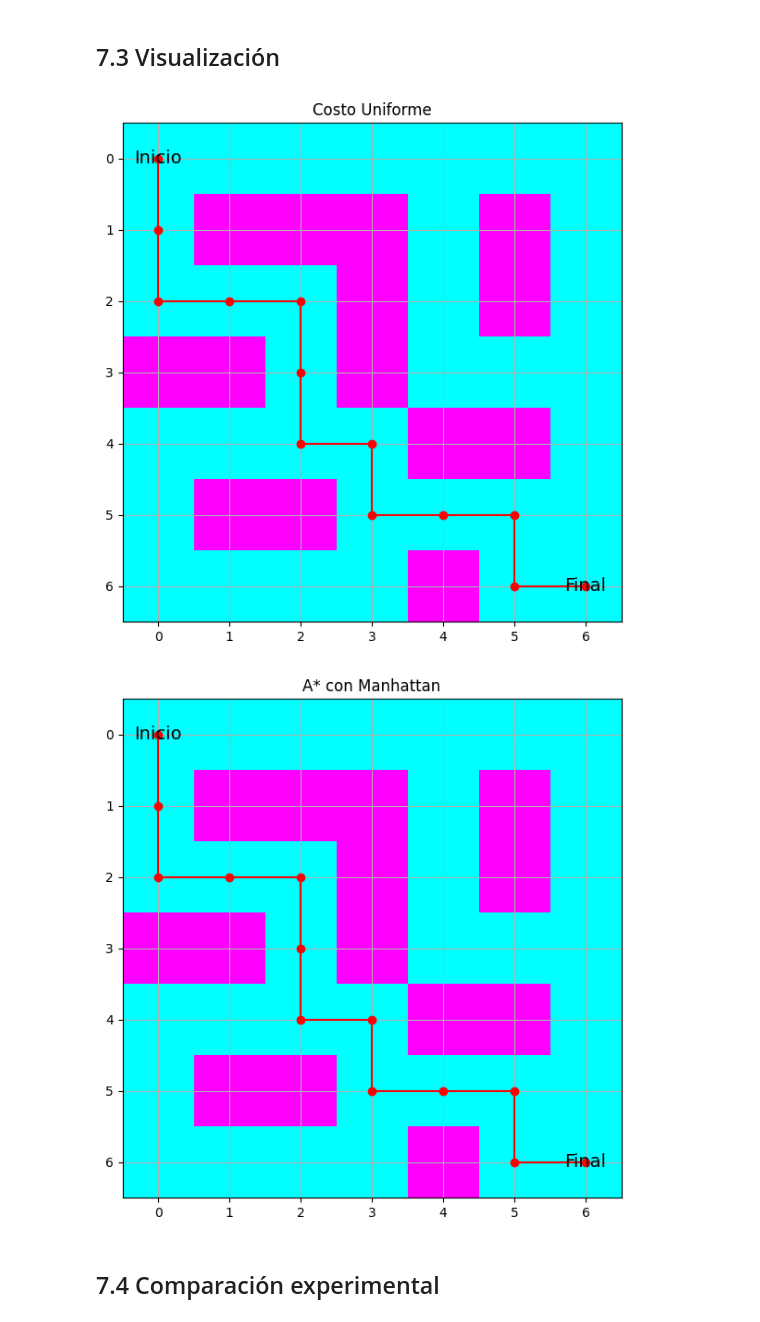
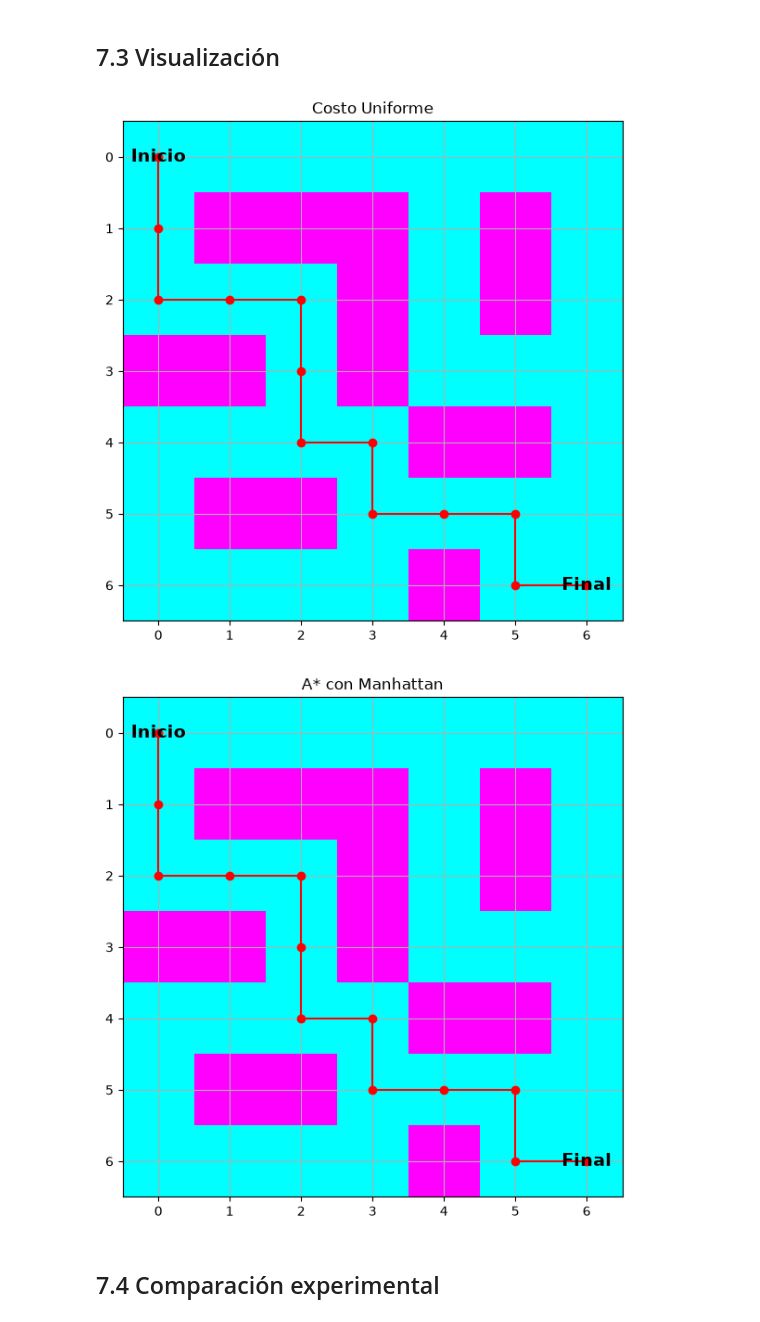
Before and after one commit to danielqh1408/Primer_Corte_Inteligentes_I, a Jupyter notebook: Resolucion_Problemas_Busqueda_Informada.ipynb, the cells around one changed output. Cells and saved outputs as stored; diff of their text form; code cells hidden in the pictures.

```diff
--- a/Resolucion_Problemas_Busqueda_Informada.ipynb
+++ b/Resolucion_Problemas_Busqueda_Informada.ipynb
@@ -587,20 +546,20 @@ resultado_astar_mapa
 # %%
 def mostrar_mapa(mapa, camino=None, inicio=None, objetivo=None, titulo="Mapa"):
     fig,ax=plt.subplots(figsize=(7,7))
     ax.imshow(mapa,cmap='cool')
     if camino:
         xs=[c for f,c in camino]; ys=[f for f,c in camino]
         ax.plot(xs,ys,c='red',marker="o")
-    if inicio: ax.text(inicio[1],inicio[0],"Inicio",ha="center",va="center",fontsize=14)
-    if objetivo: ax.text(objetivo[1],objetivo[0],"Final",ha="center",va="center",fontsize=14)
+    if inicio: ax.text(inicio[1],inicio[0],"Inicio",ha="center",va="center",fontsize=14, color="black", weight="bold")
+    if objetivo: ax.text(objetivo[1],objetivo[0],"Final",ha="center",va="center",fontsize=14, color="black", weight="bold")
     ax.set_xticks(range(len(mapa[0]))); ax.set_yticks(range(len(mapa)))
     ax.set_title(titulo); ax.grid(True); plt.show()
 
 mostrar_mapa(mapa,resultado_ucs_mapa["camino"],INICIO,OBJETIVO,"Costo Uniforme")
 mostrar_mapa(mapa,resultado_astar_mapa["camino"],INICIO,OBJETIVO,"A* con Manhattan")
 # %% [output]
-[figure, old version]
+[figure, new version]
-[figure, old version]
+[figure, new version]
 # %% [markdown]
 ## 7.4 Comparación experimental
 # %%
```
Also changed, not shown: parts of 41 cells of this notebook.
